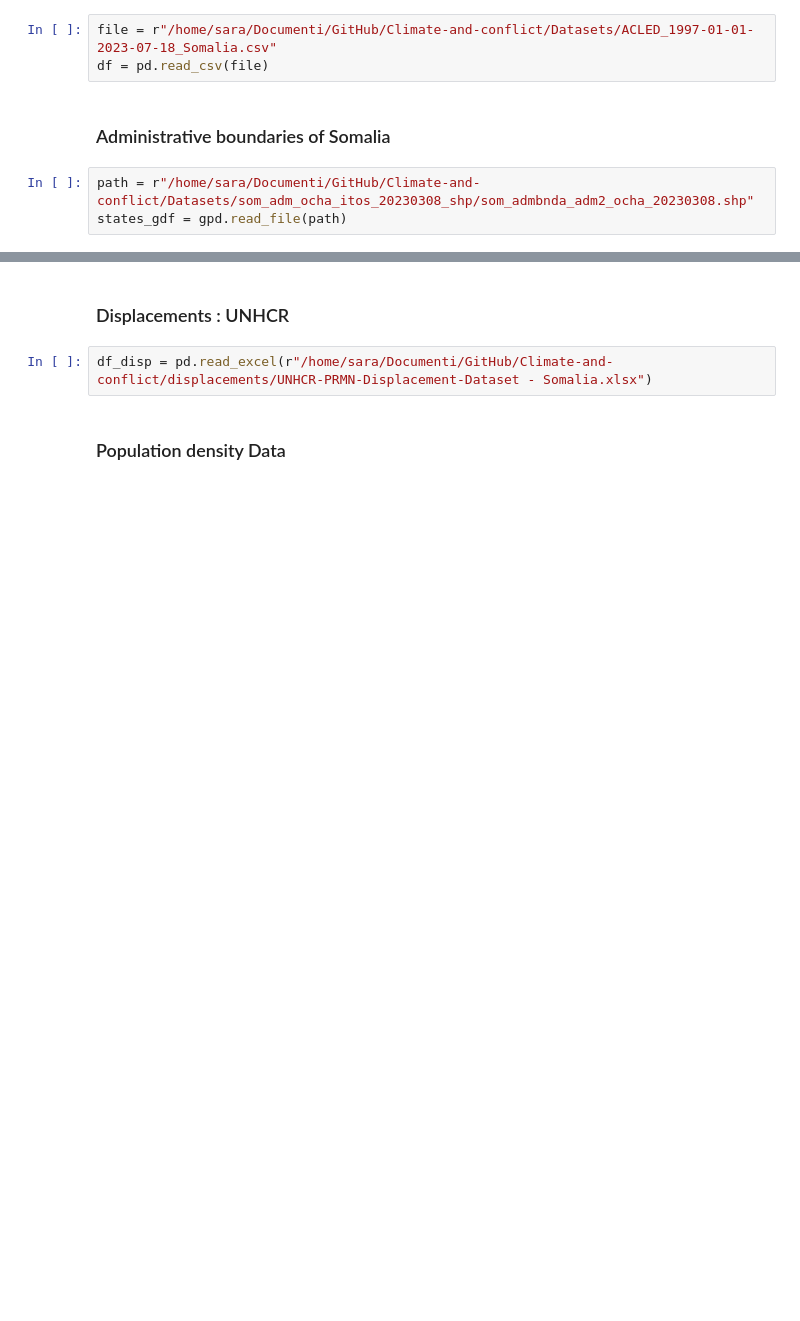
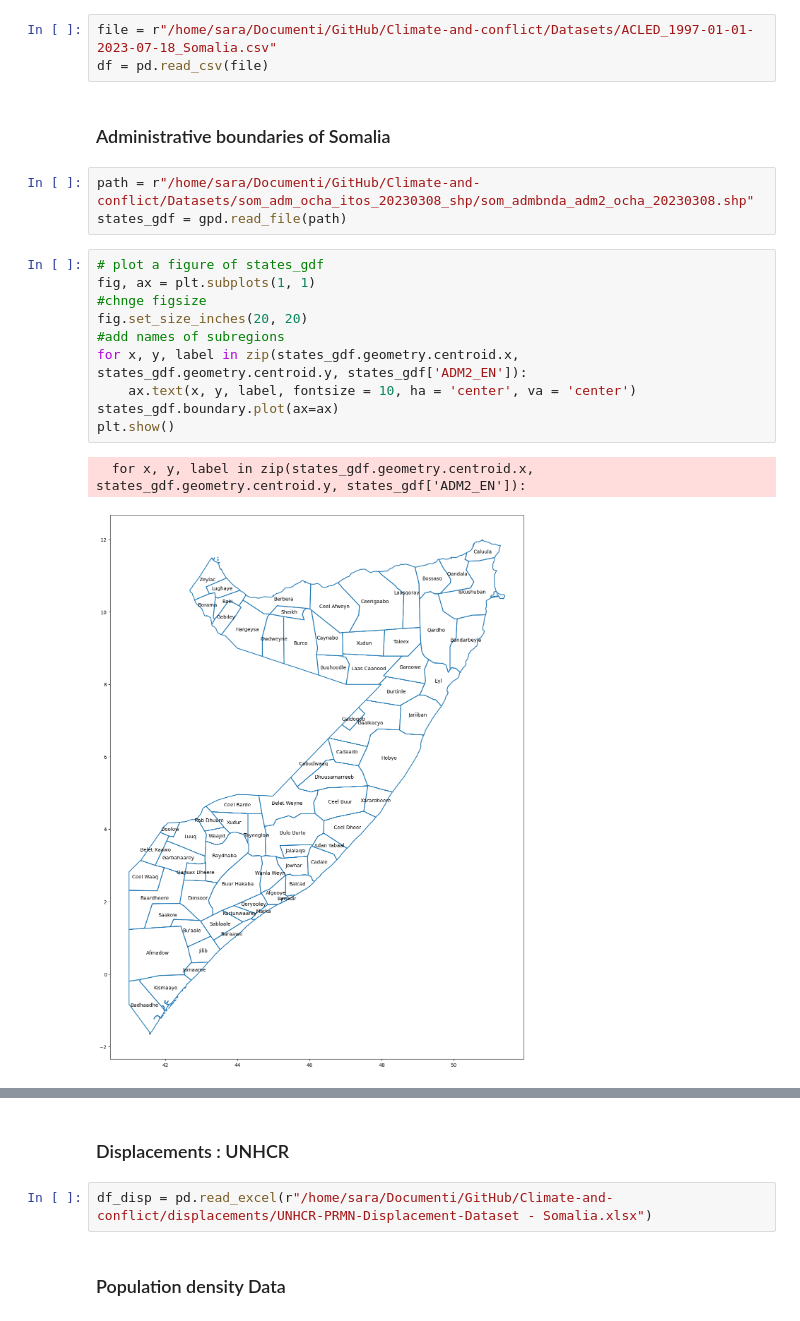
Before and after one commit to saraghivarello/Climate-and-conflict, a Jupyter notebook: Admin2/Merged log.ipynb, the cells around one changed output, grey strips where cells are left out. Drawn from its saved outputs; the diff is of its cells as text; blank space fills up the shorter version.

```diff
--- a/Admin2/Merged log.ipynb
+++ b/Admin2/Merged log.ipynb
@@ -40,3 +40,16 @@ df = pd.read_csv(file)
 # %%
 path = r"/home/sara/Documenti/GitHub/Climate-and-conflict/Datasets/som_adm_ocha_itos_20230308_shp/som_admbnda_adm2_ocha_20230308.shp"
 states_gdf = gpd.read_file(path)
+# %%
+# plot a figure of states_gdf
+fig, ax = plt.subplots(1, 1)
+#chnge figsize
+fig.set_size_inches(20, 20)
+#add names of subregions
+for x, y, label in zip(states_gdf.geometry.centroid.x, states_gdf.geometry.centroid.y, states_gdf['ADM2_EN']):
+    ax.text(x, y, label, fontsize = 10, ha = 'center', va = 'center')
+states_gdf.boundary.plot(ax=ax)
+plt.show()
+# %% [output]
+  for x, y, label in zip(states_gdf.geometry.centroid.x, states_gdf.geometry.centroid.y, states_gdf['ADM2_EN']):
+[figure, added]
```
Also changed, not shown: parts of 53 cells of this notebook, 9 other files.
